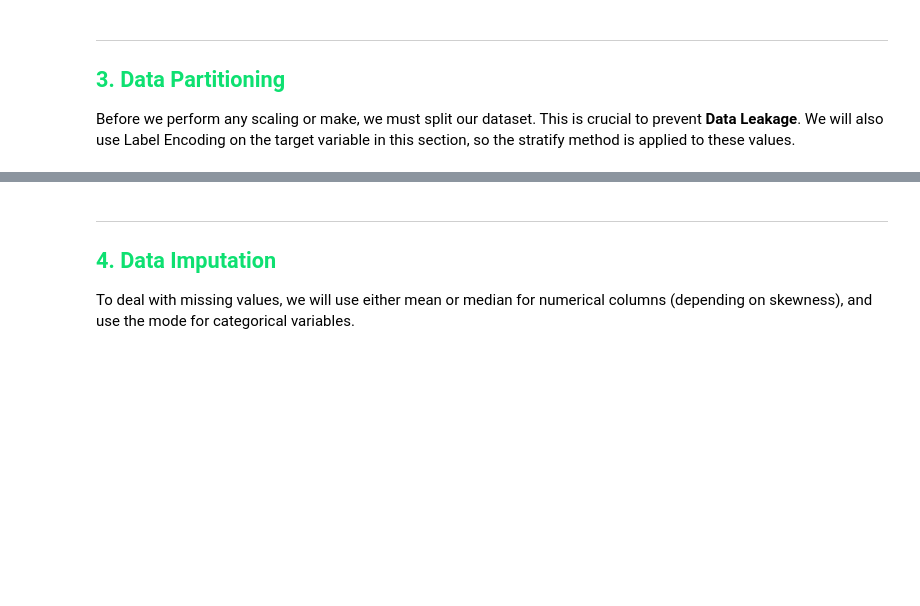
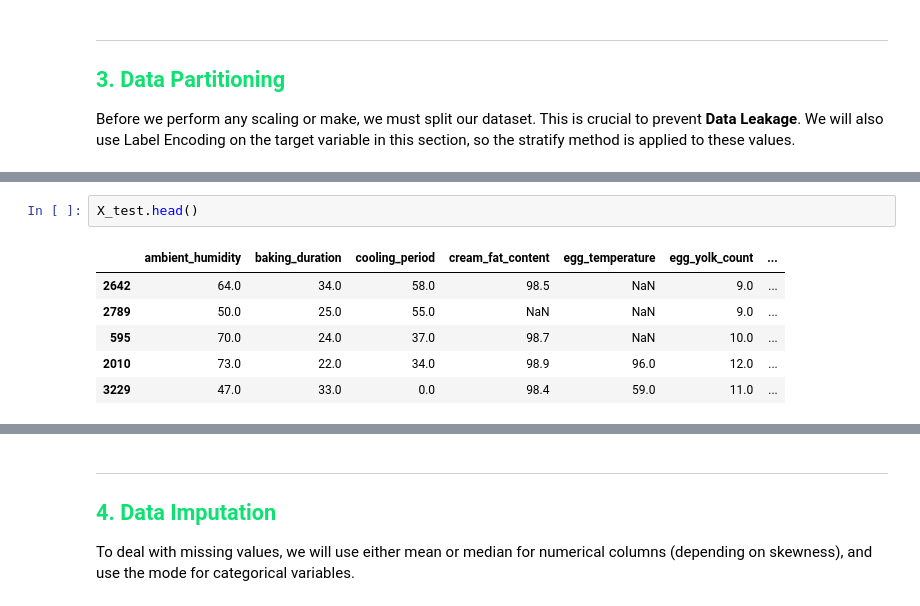
Before and after one commit to gugaffranco/MachineLearning1G08, a Jupyter notebook: ML08_NB2_PREPROCESSING.ipynb, the cells around one changed output, grey strips where cells are left out. Cells and saved outputs as stored; diff of their text form; blank space fills up the shorter version.

```diff
--- a/ML08_NB2_PREPROCESSING.ipynb
+++ b/ML08_NB2_PREPROCESSING.ipynb
@@ -185,0 +273,9 @@ Name: proportion, dtype: float64
+# %%
+X_test.head()
+# %% [output]
+|  | ambient_humidity | baking_duration | cooling_period | cream_fat_content | egg_temperature | egg_yolk_count | ... |
+| 2642 | 64.0 | 34.0 | 58.0 | 98.5 | NaN | 9.0 | ... |
+| 2789 | 50.0 | 25.0 | 55.0 | NaN | NaN | 9.0 | ... |
+| 595 | 70.0 | 24.0 | 37.0 | 98.7 | NaN | 10.0 | ... |
+| 2010 | 73.0 | 22.0 | 34.0 | 98.9 | 96.0 | 12.0 | ... |
+| 3229 | 47.0 | 33.0 | 0.0 | 98.4 | 59.0 | 11.0 | ... |
```
Also changed, not shown: parts of 27 cells of this notebook, 1 other file.
